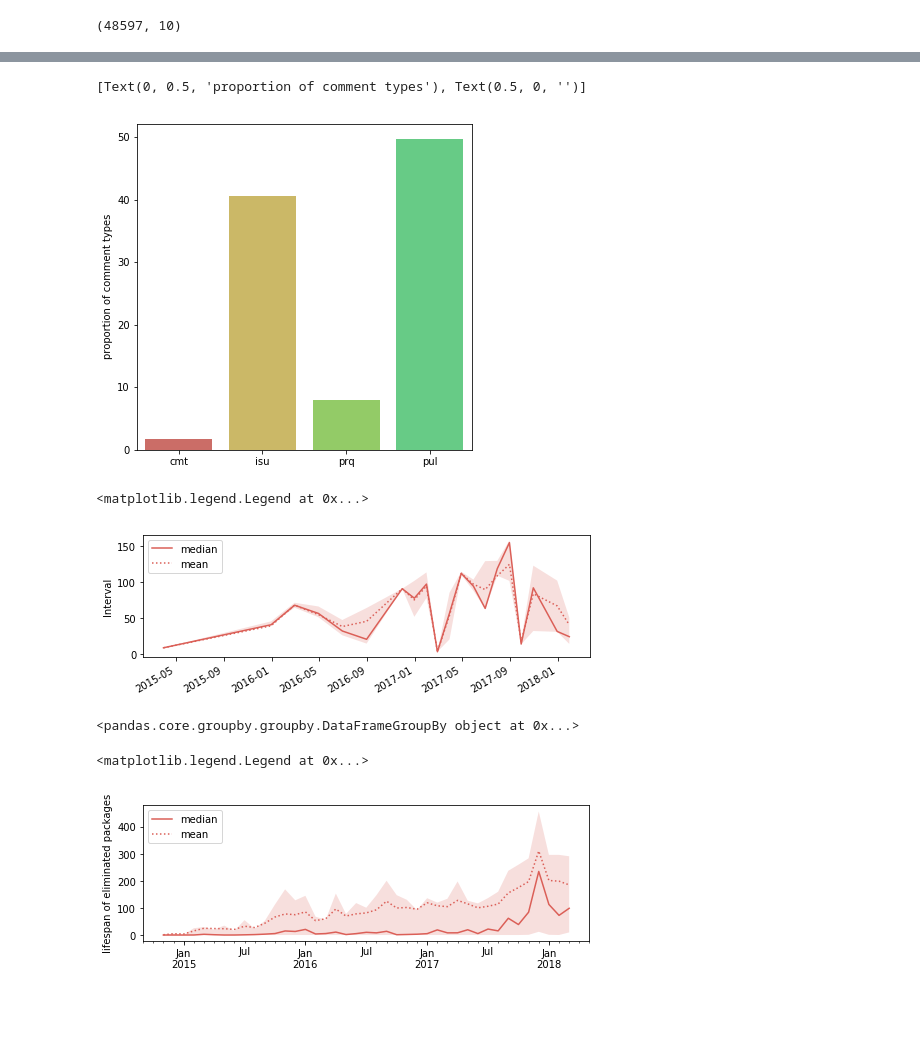
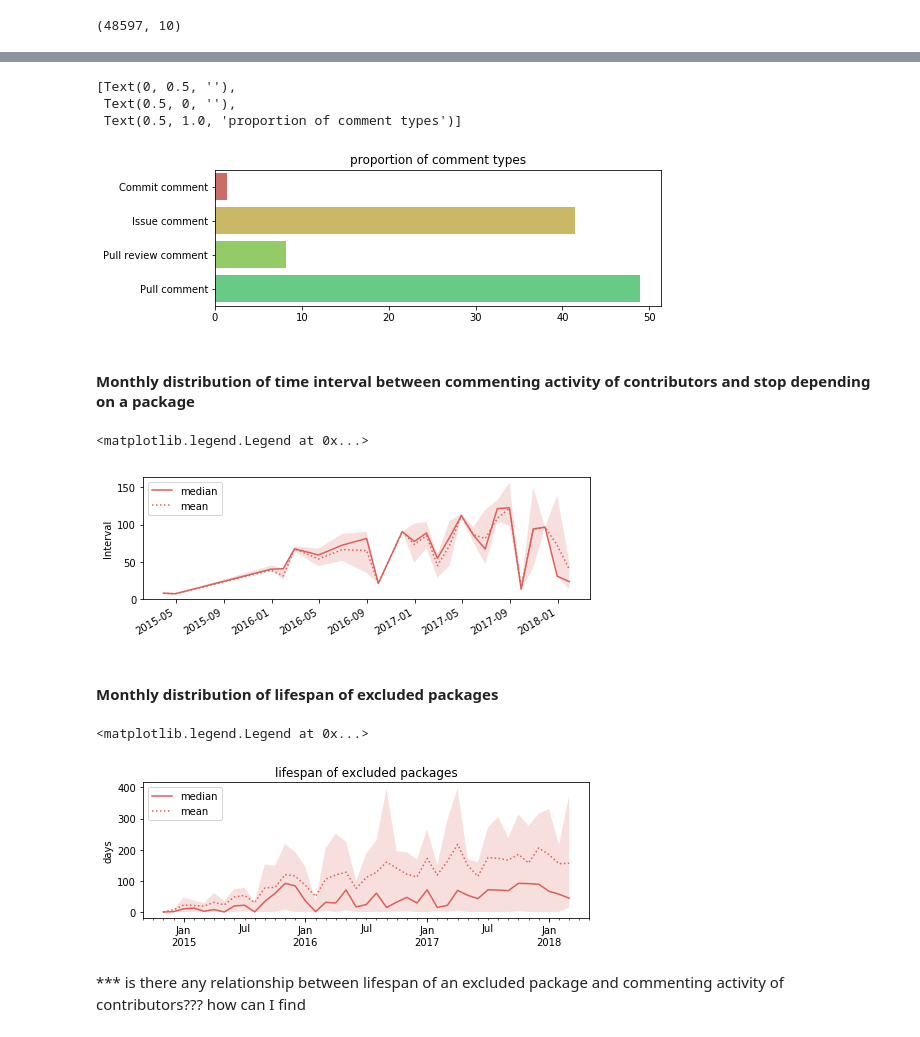
Before and after one commit to MehdiGol/PackagesDependencies-Contributors-Relationship, a Jupyter notebook: notebooks/Question 4.ipynb, the cells around one changed output, grey strips where cells are left out. Drawn from its saved outputs; the diff is of its cells as text; code cells hidden in the pictures; blank space fills up the shorter version.

```diff
--- a/notebooks/Question 4.ipynb
+++ b/notebooks/Question 4.ipynb
@@ -52,6 +61,8 @@ new_data = pandas.DataFrame()
 def check_comments(row):
     global cntb_cmnts
     global new_data
+    if row['elimination'] == 0:
+        return 0;
     contributors = all_comments[lambda x: x['Name'] == row['package']].user_login.unique()
     cont_depends = all_comments[lambda x: x['Name'] == row['target']][all_comments['user_login'].isin(contributors)][all_comments['created_at'] < row['last_time']]
     cntb_cmnts = cntb_cmnts.append(cont_depends.reset_index(),ignore_index=True)
@@ -99,14 +143,19 @@ cntb_cmnts = cntb_cmnts.dropna()
 # %%
-plt.rcParams["figure.figsize"] = (4,8)
+plt.rcParams["figure.figsize"] = (8,3)
 fig, ax = plt.subplots()
-
+types = {'isu':'Issue comment','pul':'Pull comment','prq':'Pull review comment','cmt':'Commit comment'}
 seaborn.boxplot(
     x='year',
-    y='time_diff',
+    y='time_interval',
+    hue='type',
     data=(
-        cntb_cmnts[['year','time_diff']]
+        unique_cmnts[['year','time_interval','type']]
+        .groupby(['year','time_interval','type'])
+        .sum()
+        .reset_index()
+        .assign(type= lambda x: x['type'].map(types))
     ),
-    order=range(2014, 2019),
+    order=range(2014, 2018),
     palette=palet,
     ax=ax,
     fliersize=1,
@@ -114,8 +163,10 @@ seaborn.boxplot(
     showfliers=False,
     meanprops=dict(marker='D', markeredgecolor='black', markerfacecolor='white')
 )
-
+ax.legend(title='according to type of comment')
 ax.set(
-    xlabel='Time Interval between start commenting on a package and stop depending on a package',
+    title='Time Interval between start commenting on a package and stop depending on that',
+    ylabel= 'Time Interval',
+    xlabel=''
 )
 # %% [output]
@@ -124,33 +179,41 @@ ax.set(
 # %%
-plt.rcParams["figure.figsize"] = (6,6)
+plt.rcParams["figure.figsize"] = (8,2.5)
 
-df_bar = (cntb_cmnts[['Name','time_of_remove','type']]
+df_bar = (unique_cmnts[['Name','exclusion_time','type']]
         .assign(proportion = 1)
-        .groupby(['type']).sum().reset_index()
-        )
+        .groupby(['type'])
+        .sum()
+        .reset_index()
+        .assign(type= lambda x: x['type'].map(types))
+)
 df_bar['proportion'] = df_bar.apply(lambda d: d['proportion']/df_bar['proportion'].sum()*100, axis=1)
 
 ax = seaborn.barplot(
-    x='type',
-    y='proportion',
+    y='type',
+    x='proportion',
     data=df_bar,
     palette=palet
 )
 
 ax.set(
     xlabel='',
-    ylabel='proportion of comment types'
+    ylabel='',
+    title='proportion of comment types'
 )
 # %% [output]
-[Text(0, 0.5, 'proportion of comment types'), Text(0.5, 0, '')]
+[Text(0, 0.5, ''),
+ Text(0.5, 0, ''),
+ Text(0.5, 1.0, 'proportion of comment types')]
-[figure, old version]
+[figure, new version]
+# %% [markdown]
+#### Monthly distribution of time interval between commenting activity of contributors and stop depending on a package
 # %%
 plt.rcParams["figure.figsize"] = (8,2.5)
 df_tmp = (
-    cntb_cmnts
-    [['type','time_of_remove','time_diff']]
-    .groupby(pandas.Grouper(key='time_of_remove', freq='1M'))
-    ['time_diff']
+    unique_cmnts
+    [['type','exclusion_time','time_interval']]
+    .groupby(pandas.Grouper(key='exclusion_time', freq='1M'))
+    ['time_interval']
     .describe()
     [['mean','25%','50%','75%']]
     .dropna()
@@ -168,20 +231,13 @@ ax.set(
 ax.legend(loc='upper left')
 # %% [output]
 <matplotlib.legend.Legend at 0x...>
-[figure, old version]
+[figure, new version]
-# %%
-plt.rcParams["figure.figsize"] = (8,2.5)
-df_tmp = (
-    df_data
-    [['last_time','removed']]
-    .groupby(pandas.Grouper(key='last_time', freq='1M'))
-)
-df_tmp
-# %% [output]
-<pandas.core.groupby.groupby.DataFrameGroupBy object at 0x...>
+# %% [markdown]
+#### Monthly distribution of lifespan of excluded packages
 # %%
 df_tmp = (
     df_data
+    [lambda x: x['elimination']>0]
     [['last_time','period']]
     .groupby(pandas.Grouper(key='last_time', freq='1M'))
     ['period']
@@ -195,13 +251,16 @@ df_tmp['mean'].plot(color=palet, style=':', ax=ax)
 ax.fill_between(df_tmp.index, df_tmp['25%'], df_tmp['75%'], facecolor=palet[0], alpha=0.2)
 
 ax.set(
+    title='lifespan of excluded packages',
     xlabel='',
-    ylabel='lifespan of eliminated packages'
+    ylabel='days'
 )
 ax.legend(loc='upper left')
 # %% [output]
 <matplotlib.legend.Legend at 0x...>
-[figure, old version]
+[figure, new version]
+# %% [markdown]
+*** is there any relationship between lifespan of an excluded package and commenting activity of contributors??? how can I find
 # %%
 def com_before_elimination(x):
     return 1 if x['Number_of_contributors']>0 and x['last_time']<x['lst_release'] else 0
```
Also changed, not shown: parts of 16 cells of this notebook, 1 other file.
